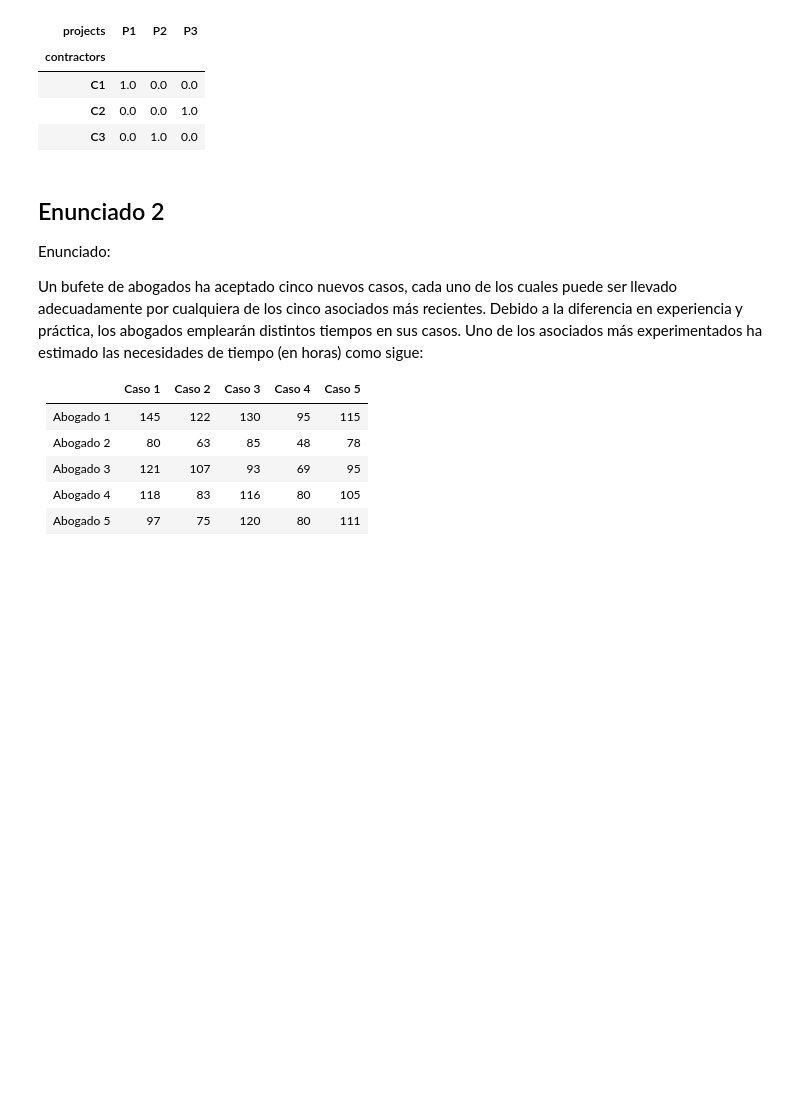
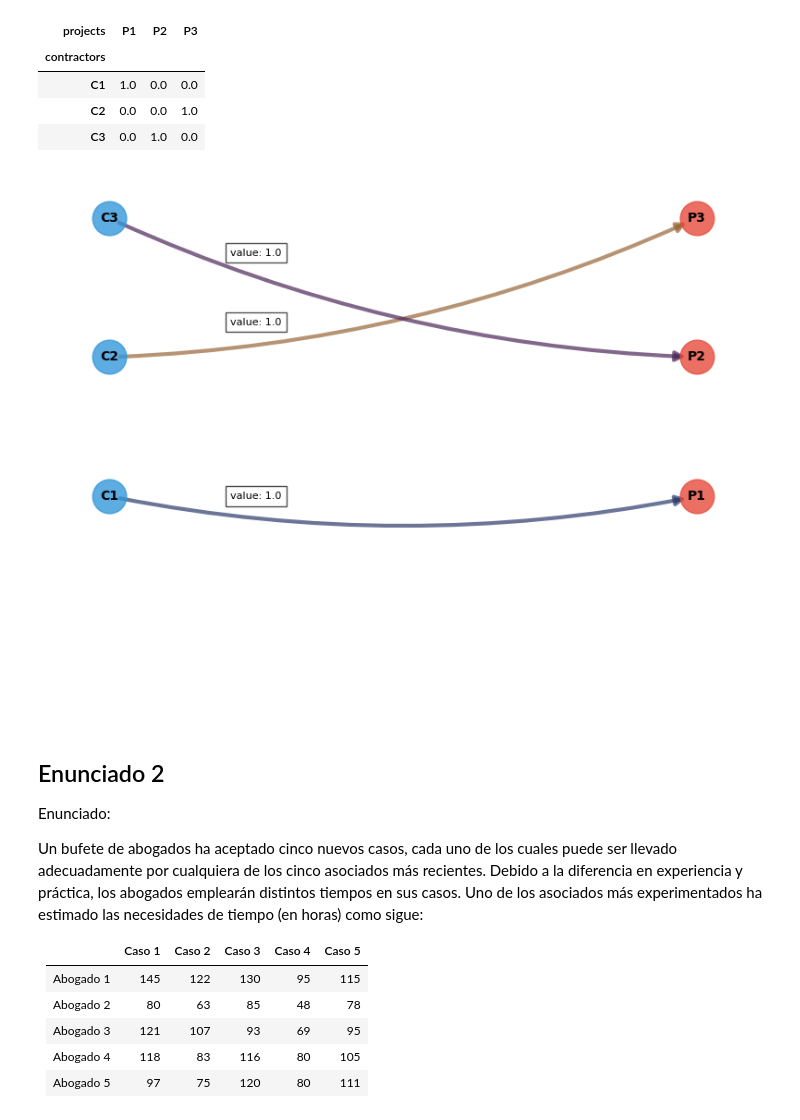
Before and after one commit to MauroGonzalez51/gamspy, a Jupyter notebook: assignment.ipynb, the cells around one changed output. Saved outputs shown, nothing was run; the diff lists cells and outputs as text; code cells hidden in the pictures; blank space fills up the shorter version.

Commit message:
feat: adding graphs to assigment

```diff
--- a/assignment.ipynb
+++ b/assignment.ipynb
@@ -113,6 +115,17 @@ x.records.pivot(index='contractors', columns='projects', values='level')
 | C1 | 1.0 | 0.0 | 0.0 |
 | C2 | 0.0 | 0.0 | 1.0 |
 | C3 | 0.0 | 1.0 | 0.0 |
+# %%
+fig, ax = visualize(
+    data=x.records,
+    index='contractors',
+    columns='projects',
+    values='level',
+    figsize=(8, 6)
+)
+plt.show()
+# %% [output]
+[figure, added]
 # %% [markdown]
 ## Enunciado 2
 
```
Also changed, not shown: parts of 2 cells of this notebook.
